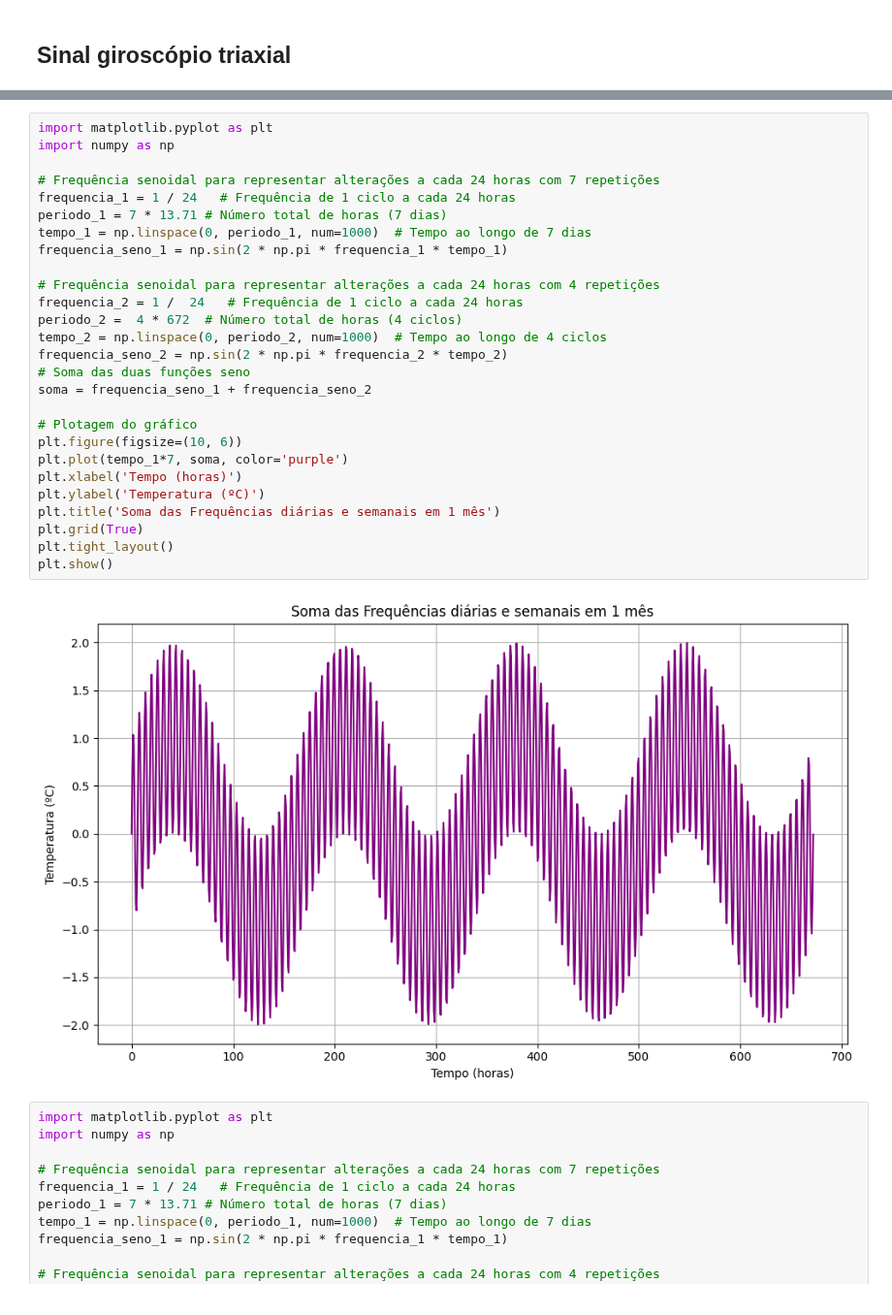
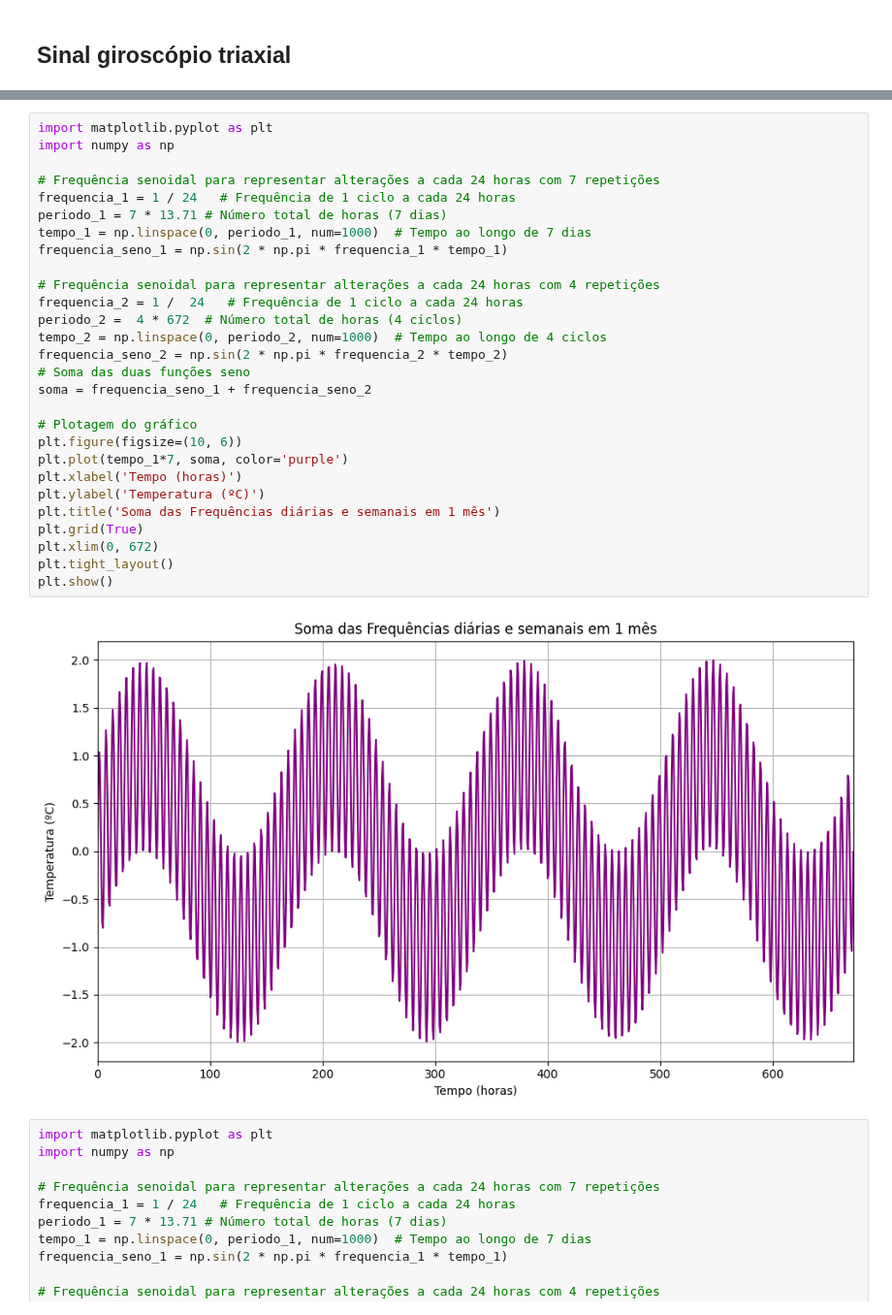
Before and after one commit to PauloMatheusGr/DSP-Class, a Jupyter notebook: aula-fft.ipynb, the cells around one changed output, grey strips where cells are left out. Shown at 97% size. Cells and saved outputs as stored; diff of their text form.

```diff
--- a/aula-fft.ipynb
+++ b/aula-fft.ipynb
@@ -476,32 +361,33 @@ plt.show()
 # %%
 import matplotlib.pyplot as plt
 import numpy as np
 
 # Frequência senoidal para representar alterações a cada 24 horas com 7 repetições
 frequencia_1 = 1 / 24   # Frequência de 1 ciclo a cada 24 horas
 periodo_1 = 7 * 13.71 # Número total de horas (7 dias)
 tempo_1 = np.linspace(0, periodo_1, num=1000)  # Tempo ao longo de 7 dias
 frequencia_seno_1 = np.sin(2 * np.pi * frequencia_1 * tempo_1)
 
 # Frequência senoidal para representar alterações a cada 24 horas com 4 repetições
 frequencia_2 = 1 /  24   # Frequência de 1 ciclo a cada 24 horas
 periodo_2 =  4 * 672  # Número total de horas (4 ciclos)
 tempo_2 = np.linspace(0, periodo_2, num=1000)  # Tempo ao longo de 4 ciclos
 frequencia_seno_2 = np.sin(2 * np.pi * frequencia_2 * tempo_2)
 # Soma das duas funções seno
 soma = frequencia_seno_1 + frequencia_seno_2
 
 # Plotagem do gráfico
 plt.figure(figsize=(10, 6))
 plt.plot(tempo_1*7, soma, color='purple')
 plt.xlabel('Tempo (horas)')
 plt.ylabel('Temperatura (ºC)')
 plt.title('Soma das Frequências diárias e semanais em 1 mês')
 plt.grid(True)
+plt.xlim(0, 672)
 plt.tight_layout()
 plt.show()
 # %% [output]
-[figure, old version]
+[figure, new version]
 # %%
 import matplotlib.pyplot as plt
 import numpy as np
```
Also changed, not shown: parts of 11 cells of this notebook, 11 other files.
